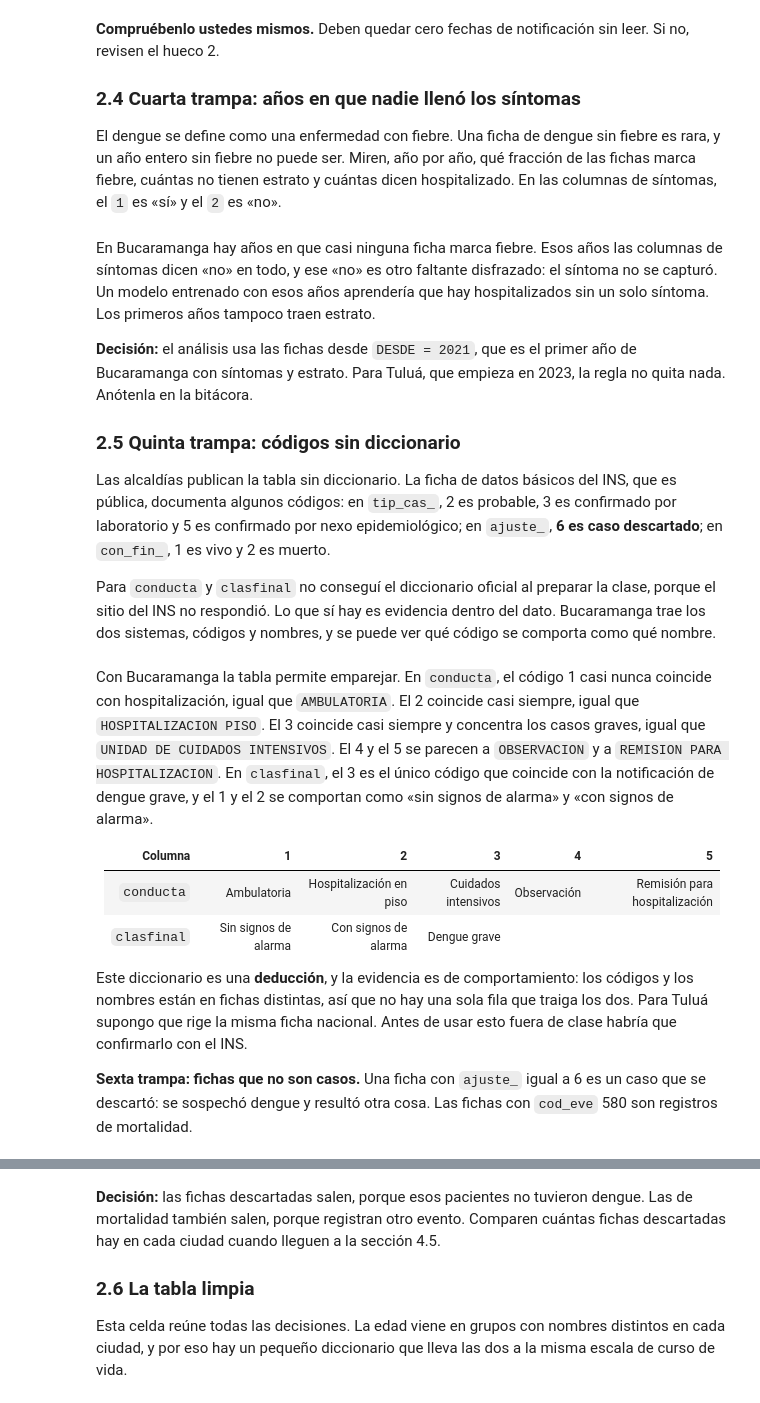
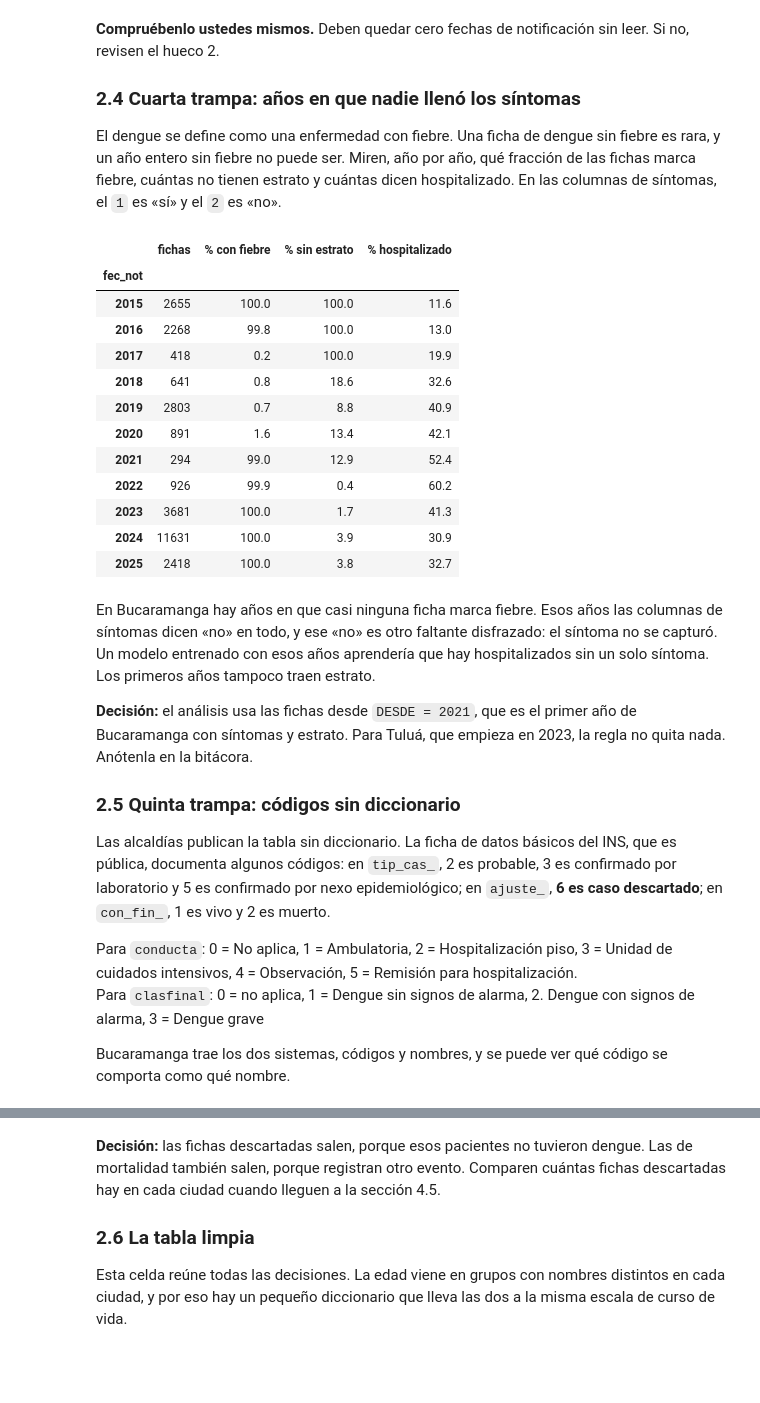
Before and after one commit to cmorregof/taller-cd-ml-2026-2, a Jupyter notebook: clases/02_limpieza/02b_dengue.ipynb, the cells around one changed output, grey strips where cells are left out. Cells and saved outputs as stored; diff of their text form; code cells hidden in the pictures; blank space fills up the shorter version.

```diff
--- a/clases/02_limpieza/02b_dengue.ipynb
+++ b/clases/02_limpieza/02b_dengue.ipynb
@@ -138,13 +242,27 @@ El dengue se define como una enfermedad con fiebre. Una ficha de dengue sin fieb
 # %%
 anio = notificacion.dt.year
 por_anio = pd.DataFrame({
     "fichas": anio.value_counts().sort_index(),
-    "% con fiebre": ((codigo("fiebre") == 1).groupby(anio).mean() * 100).round(1),
+    "% con fiebre": ((codigo("fiebre") == 1).groupby(anio).mean() * 100).round(1), ## Si alguien no tiene fiebre, se cambia por 2
     "% sin estrato": (estrato.isna().groupby(anio).mean() * 100).round(1),
-    "% hospitalizado": ((codigo("pac_hos_") == ____).groupby(anio).mean() * 100).round(1),      # HUECO 3: el código que significa "sí"
+    "% hospitalizado": ((codigo("pac_hos_") ==1).groupby(anio).mean() * 100).round(1),      # HUECO 3: el código que significa "sí"
 })
 por_anio.index = por_anio.index.astype(int)
 display(por_anio)
+# %% [output]
+|  | fichas | % con fiebre | % sin estrato | % hospitalizado |
+| fec_not |  |  |  |  |
+| 2015 | 2655 | 100.0 | 100.0 | 11.6 |
+| 2016 | 2268 | 99.8 | 100.0 | 13.0 |
+| 2017 | 418 | 0.2 | 100.0 | 19.9 |
+| 2018 | 641 | 0.8 | 18.6 | 32.6 |
+| 2019 | 2803 | 0.7 | 8.8 | 40.9 |
+| 2020 | 891 | 1.6 | 13.4 | 42.1 |
+| 2021 | 294 | 99.0 | 12.9 | 52.4 |
+| 2022 | 926 | 99.9 | 0.4 | 60.2 |
+| 2023 | 3681 | 100.0 | 1.7 | 41.3 |
+| 2024 | 11631 | 100.0 | 3.9 | 30.9 |
+| 2025 | 2418 | 100.0 | 3.8 | 32.7 |
 # %% [markdown]
 En Bucaramanga hay años en que casi ninguna ficha marca fiebre. Esos años las columnas de síntomas dicen «no» en todo, y ese «no» es otro faltante disfrazado: el síntoma no se capturó. Un modelo entrenado con esos años aprendería que hay hospitalizados sin un solo síntoma. Los primeros años tampoco traen estrato.
 
@@ -154,4 +272,7 @@ En Bucaramanga hay años en que casi ninguna ficha marca fiebre. Esos años las
 
 Las alcaldías publican la tabla sin diccionario. La ficha de datos básicos del INS, que es pública, documenta algunos códigos: en `tip_cas_`, 2 es probable, 3 es confirmado por laboratorio y 5 es confirmado por nexo epidemiológico; en `ajuste_`, **6 es caso descartado**; en `con_fin_`, 1 es vivo y 2 es muerto.
 
-Para `conducta` y `clasfinal` no conseguí el diccionario oficial al preparar la clase, porque el sitio del INS no respondió. Lo que sí hay es evidencia dentro del dato. Bucaramanga trae los dos sistemas, códigos y nombres, y se puede ver qué código se comporta como qué nombre.
+Para `conducta`: 0 = No aplica, 1 = Ambulatoria, 2 = Hospitalización piso, 3 = Unidad de cuidados intensivos, 4 = Observación, 5 = Remisión para hospitalización.\
+Para `clasfinal`: 0 = no aplica, 1 = Dengue sin signos de alarma, 2. Dengue con signos de alarma, 3 = Dengue grave
+
+Bucaramanga trae los dos sistemas, códigos y nombres, y se puede ver qué código se comporta como qué nombre.
@@ -168,14 +279,3 @@ for columna in ["conducta", "clasfinal"]:
-# %% [markdown]
-Con Bucaramanga la tabla permite emparejar. En `conducta`, el código 1 casi nunca coincide con hospitalización, igual que `AMBULATORIA`. El 2 coincide casi siempre, igual que `HOSPITALIZACION PISO`. El 3 coincide casi siempre y concentra los casos graves, igual que `UNIDAD DE CUIDADOS INTENSIVOS`. El 4 y el 5 se parecen a `OBSERVACION` y a `REMISION PARA HOSPITALIZACION`. En `clasfinal`, el 3 es el único código que coincide con la notificación de dengue grave, y el 1 y el 2 se comportan como «sin signos de alarma» y «con signos de alarma».
-
-| Columna | 1 | 2 | 3 | 4 | 5 |
-|---|---|---|---|---|---|
-| `conducta` | Ambulatoria | Hospitalización en piso | Cuidados intensivos | Observación | Remisión para hospitalización |
-| `clasfinal` | Sin signos de alarma | Con signos de alarma | Dengue grave | | |
-
-Este diccionario es una **deducción**, y la evidencia es de comportamiento: los códigos y los nombres están en fichas distintas, así que no hay una sola fila que traiga los dos. Para Tuluá supongo que rige la misma ficha nacional. Antes de usar esto fuera de clase habría que confirmarlo con el INS.
-
-**Sexta trampa: fichas que no son casos.** Una ficha con `ajuste_` igual a 6 es un caso que se descartó: se sospechó dengue y resultó otra cosa. Las fichas con `cod_eve` 580 son registros de mortalidad.
 # %%
 print("Valores de ajuste_:"); print(codigo("ajuste_")[reciente].value_counts().sort_index().to_string())
 print("\nFichas de mortalidad (cod_eve 580):", int((codigo("cod_eve")[reciente] == 580).sum()))
```
Also changed, not shown: parts of 24 cells of this notebook.
